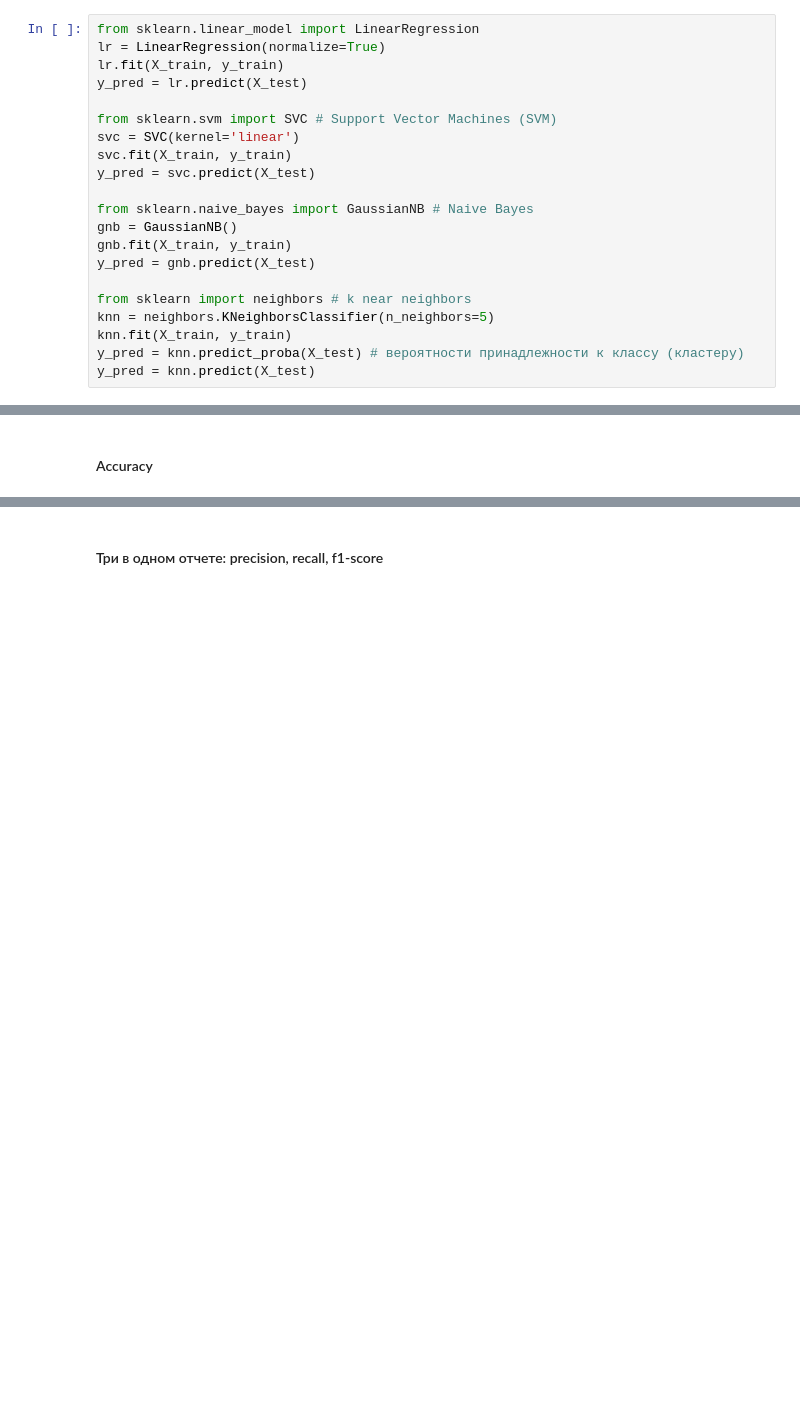
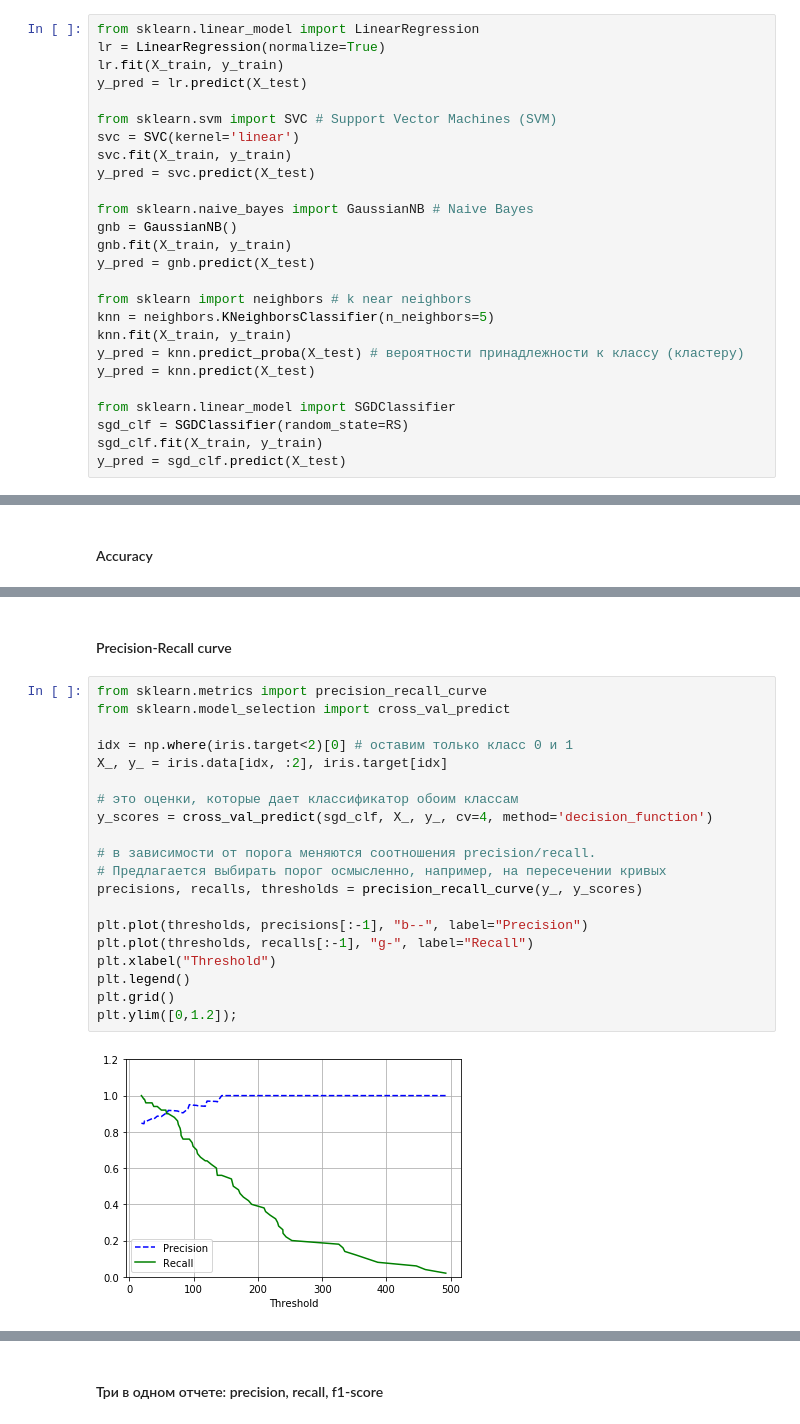
Before and after one commit to pikulevlv/tutorials, a Jupyter notebook: sklearn.ipynb, the cells around one changed output, grey strips where cells are left out. Drawn from its saved outputs; the diff is of its cells as text; blank space fills up the shorter version.

```diff
--- a/sklearn.ipynb
+++ b/sklearn.ipynb
@@ -66,6 +68,11 @@ knn = neighbors.KNeighborsClassifier(n_neighbors=5)
 knn.fit(X_train, y_train)
 y_pred = knn.predict_proba(X_test) # вероятности принадлежности к классу (кластеру)
 y_pred = knn.predict(X_test)
+
+from sklearn.linear_model import SGDClassifier
+sgd_clf = SGDClassifier(random_state=RS)
+sgd_clf.fit(X_train, y_train)
+y_pred = sgd_clf.predict(X_test)
 # %% [markdown]
 ### Модели без учителя
 # %%
@@ -92,0 +132,24 @@ accuracy_score(y_test, y_pred)
+# %% [markdown]
+#### Precision-Recall curve
+# %%
+from sklearn.metrics import precision_recall_curve
+from sklearn.model_selection import cross_val_predict
+
+idx = np.where(iris.target<2)[0] # оставим только класс 0 и 1
+X_, y_ = iris.data[idx, :2], iris.target[idx]
+
+# это оценки, которые дает классификатор обоим классам
+y_scores = cross_val_predict(sgd_clf, X_, y_, cv=4, method='decision_function')
+
+# в зависимости от порога меняются соотношения precision/recall.
+# Предлагается выбирать порог осмысленно, например, на пересечении кривых
+precisions, recalls, thresholds = precision_recall_curve(y_, y_scores)
+
+plt.plot(thresholds, precisions[:-1], "b--", label="Precision")
+plt.plot(thresholds, recalls[:-1], "g-", label="Recall")
+plt.xlabel("Threshold")
+plt.legend()
+plt.grid()
+plt.ylim([0,1.2]);
+# %% [output]
+[figure, added]
```
Also changed, not shown: parts of 51 cells of this notebook, 2 other files.
